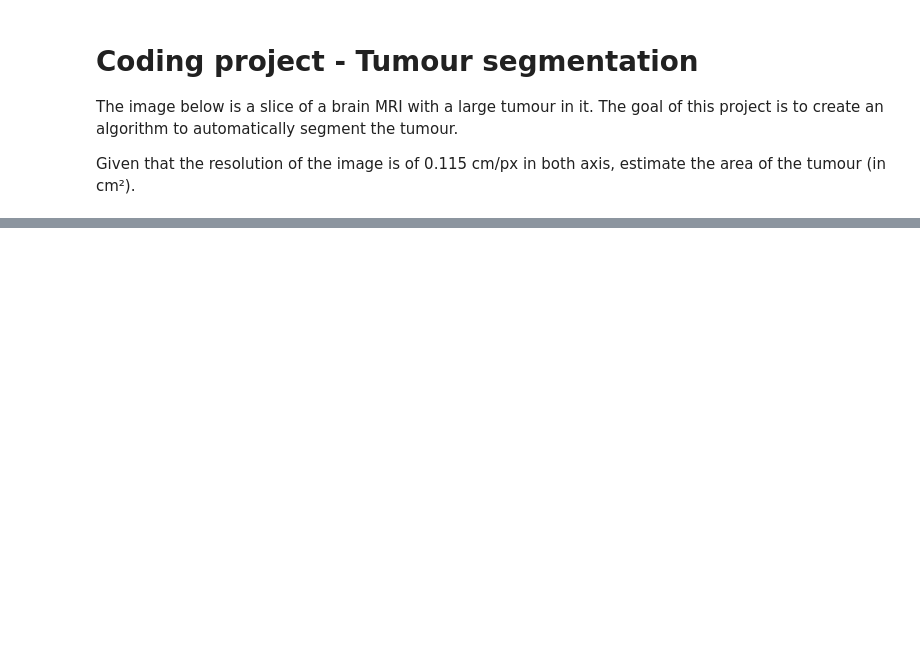
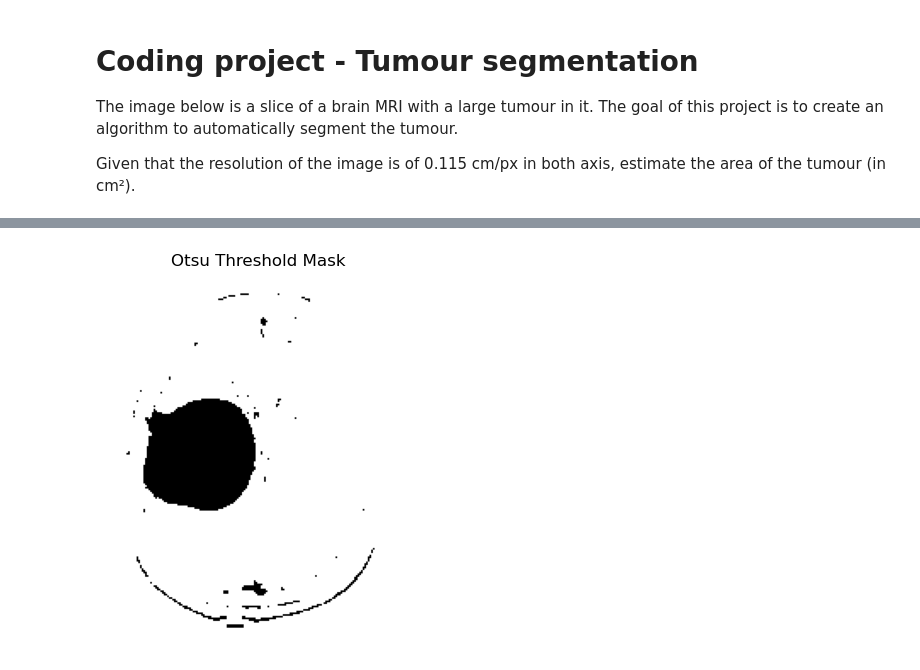
Before and after one commit to lechaudepierre/INFO-H500, a Jupyter notebook: TP3-Image Segmentation/TP3_Image_Segmentation.ipynb, the cells around one changed output, grey strips where cells are left out. Drawn from its saved outputs; the diff is of its cells as text; code cells hidden in the pictures; blank space fills up the shorter version.

```diff
--- a/TP3-Image Segmentation/TP3_Image_Segmentation.ipynb
+++ b/TP3-Image Segmentation/TP3_Image_Segmentation.ipynb
@@ -834,0 +888,9 @@ Optimal threshold : 74
+# %%
+seg = im_gray_8<t
+plt.figure()
+plt.title("Otsu Threshold Mask")
+plt.imshow(seg, cmap='gray')
+plt.axis('off')
+plt.show()
+# %% [output]
+[figure, added]
```
Also changed, not shown: parts of 27 cells of this notebook.
